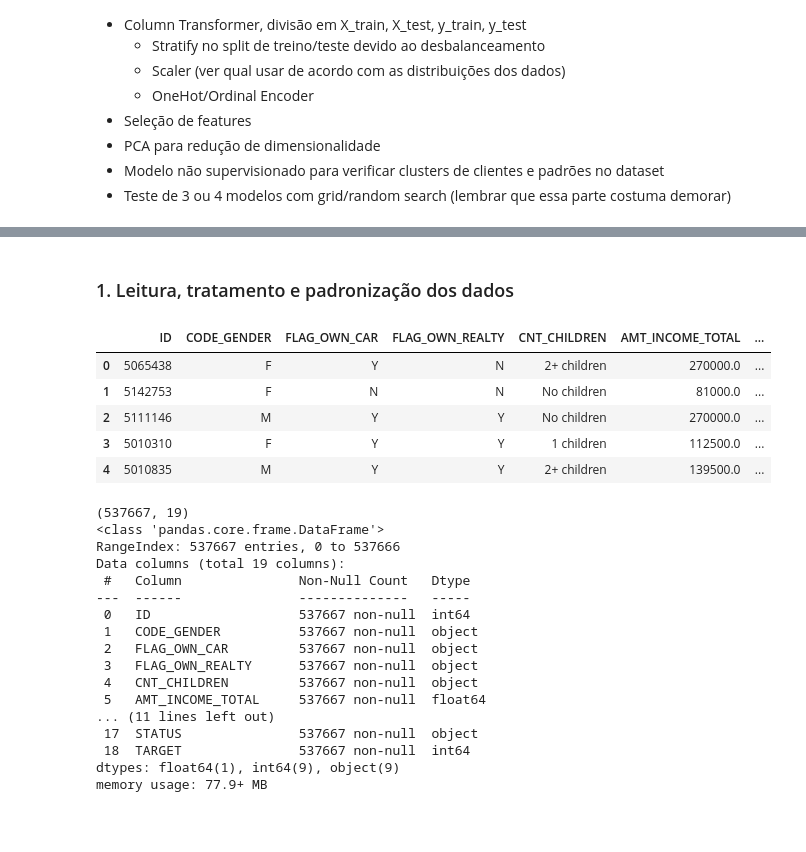
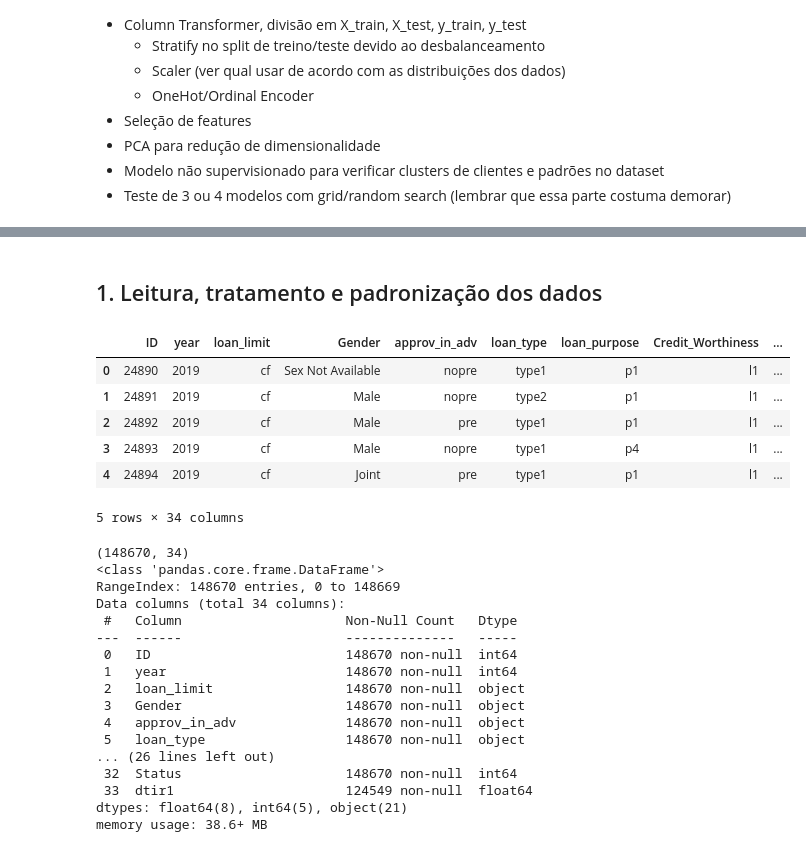
Before and after one commit to fernandobrancher/project_machine_learning_iii, a Jupyter notebook: project_loan_defaulters.ipynb, the cells around one changed output, grey strips where cells are left out. Drawn from its saved outputs; the diff is of its cells as text; code cells hidden in the pictures; blank space fills up the shorter version.

```diff
--- a/project_loan_defaulters.ipynb
+++ b/project_loan_defaulters.ipynb
@@ -59,33 +78,37 @@ https://www.kaggle.com/datasets/laotse/credit-card-approval
+# %%
+#Rodar uma vez, pra ele mostrar todas as colunas
+pd.set_option('display.max_columns', 50)
 # %% [markdown]
-### 1. Leitura, tratamento e padronização dos dados
+## 1. Leitura, tratamento e padronização dos dados
 # %%
-df = pd.read_csv('credit_card_approval.csv')
+df = pd.read_csv('Loan_Default.csv')
 df.head()
 # %% [output]
-|  | ID | CODE_GENDER | FLAG_OWN_CAR | FLAG_OWN_REALTY | CNT_CHILDREN | AMT_INCOME_TOTAL | ... |
-| 0 | 5065438 | F | Y | N | 2+ children | 270000.0 | ... |
-| 1 | 5142753 | F | N | N | No children | 81000.0 | ... |
-| 2 | 5111146 | M | Y | Y | No children | 270000.0 | ... |
-| 3 | 5010310 | F | Y | Y | 1 children | 112500.0 | ... |
-| 4 | 5010835 | M | Y | Y | 2+ children | 139500.0 | ... |
+|  | ID | year | loan_limit | Gender | approv_in_adv | loan_type | loan_purpose | Credit_Worthiness | ... |
+| 0 | 24890 | 2019 | cf | Sex Not Available | nopre | type1 | p1 | l1 | ... |
+| 1 | 24891 | 2019 | cf | Male | nopre | type2 | p1 | l1 | ... |
+| 2 | 24892 | 2019 | cf | Male | pre | type1 | p1 | l1 | ... |
+| 3 | 24893 | 2019 | cf | Male | nopre | type1 | p4 | l1 | ... |
+| 4 | 24894 | 2019 | cf | Joint | pre | type1 | p1 | l1 | ... |
+5 rows × 34 columns
 # %%
 print(df.shape)
 df.info()
 # %% [output]
-(537667, 19)
+(148670, 34)
 <class 'pandas.core.frame.DataFrame'>
-RangeIndex: 537667 entries, 0 to 537666
-Data columns (total 19 columns):
- #   Column               Non-Null Count   Dtype
----  ------               --------------   -----
- 0   ID                   537667 non-null  int64
- 1   CODE_GENDER          537667 non-null  object
- 2   FLAG_OWN_CAR         537667 non-null  object
- 3   FLAG_OWN_REALTY      537667 non-null  object
- 4   CNT_CHILDREN         537667 non-null  object
- 5   AMT_INCOME_TOTAL     537667 non-null  float64
-... (11 lines left out)
- 17  STATUS               537667 non-null  object
- 18  TARGET               537667 non-null  int64
-dtypes: float64(1), int64(9), object(9)
-memory usage: 77.9+ MB
+RangeIndex: 148670 entries, 0 to 148669
+Data columns (total 34 columns):
+ #   Column                     Non-Null Count   Dtype
+---  ------                     --------------   -----
+ 0   ID                         148670 non-null  int64
+ 1   year                       148670 non-null  int64
+ 2   loan_limit                 148670 non-null  object
+ 3   Gender                     148670 non-null  object
+ 4   approv_in_adv              148670 non-null  object
+ 5   loan_type                  148670 non-null  object
+... (26 lines left out)
+ 32  Status                     148670 non-null  int64
+ 33  dtir1                      124549 non-null  float64
+dtypes: float64(8), int64(5), object(21)
+memory usage: 38.6+ MB
```
Also changed, not shown: parts of 59 cells of this notebook.
